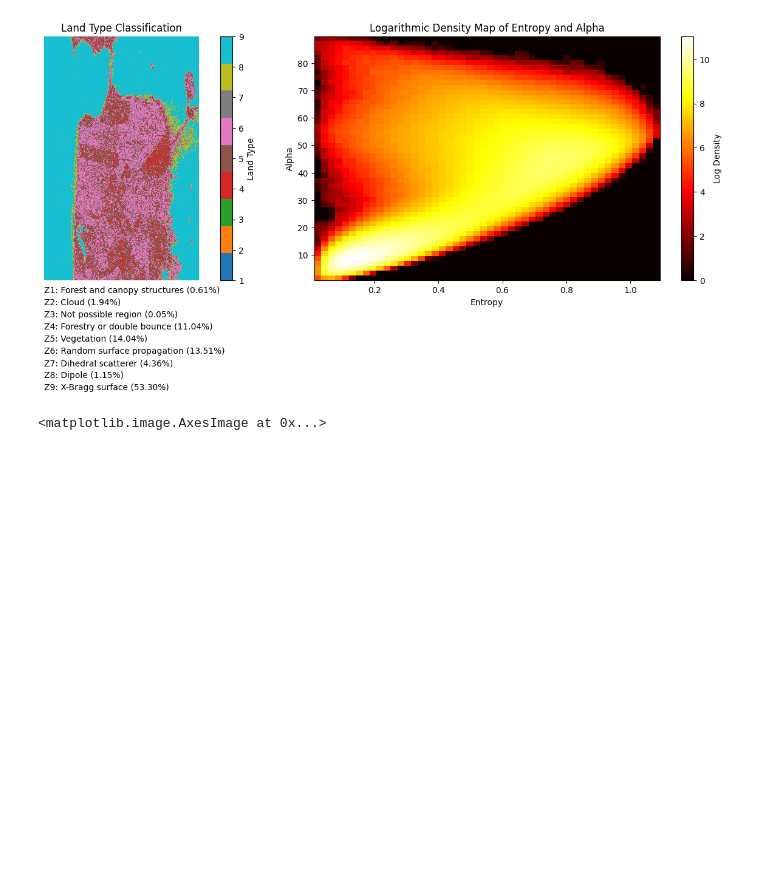
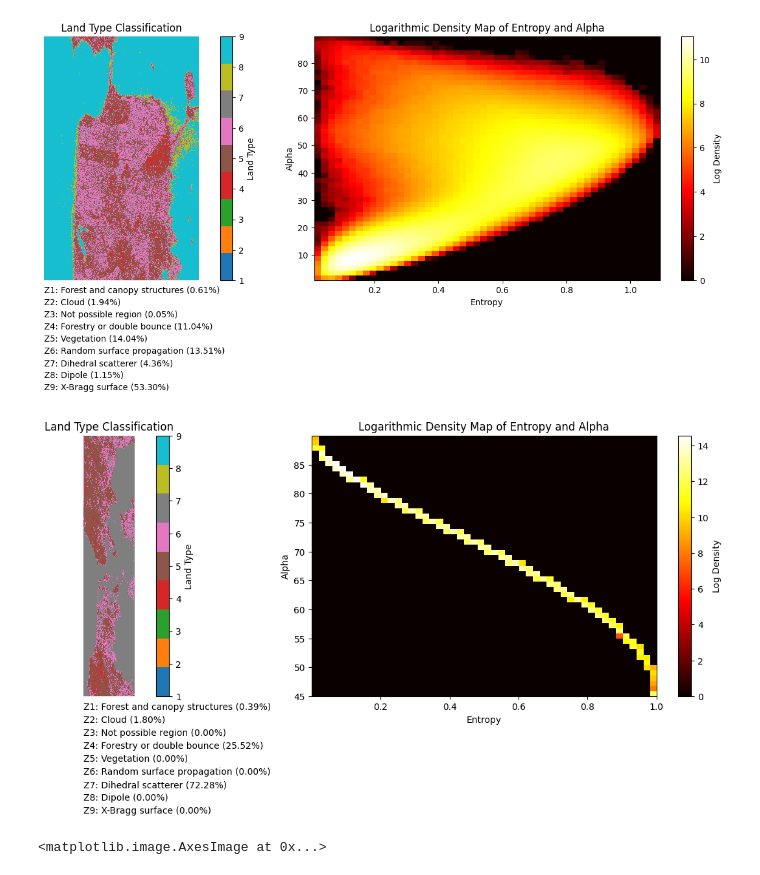
Before and after one commit to rhedouin/Polarimetric_landcover, a Jupyter notebook: Notebook/landcover_CP_classification.ipynb, the cells around one changed output. Drawn from its saved outputs; the diff is of its cells as text; code cells hidden in the pictures; blank space fills up the shorter version.

```diff
--- a/Notebook/landcover_CP_classification.ipynb
+++ b/Notebook/landcover_CP_classification.ipynb
@@ -496,44 +486,39 @@ def perform_and_plot_land_classification(entropy, alpha, Z):
 # %%
 if __name__ == "__main__":
     # Load complex radar data
-    base_dir = "/home/renaud/Polymetric_landcover/data/SAN_FRANCISCO_RS2"
+    base_dir = "/home/renaud/Polarimetric_landcover/data/SAN_FRANCISCO_RS2"
     os.chdir(base_dir)
 
-    S_HH = load_complex_data("imagery_HH.tif")
-    # plot_intensity_and_angle(S_HH, "S_HH")
-
-    xslice = slice(7000, 10000)
-    yslice = slice(400, 2300)
 
     window_size=3
     block_size=250
 
+    S_HH = load_complex_data("imagery_HH.tif")
+    # plot_intensity_and_angle(S_HH, "S_HH")
+    xslice = slice(400, 2300)
+    yslice = slice(7000, 12000)
     S_HH = S_HH[xslice, yslice]
     S_HV = load_complex_data("imagery_HV.tif")
     S_HV = S_HV[xslice, yslice]
     S_VH = load_complex_data("imagery_VH.tif")
     S_VH = S_VH[xslice, yslice]
-
     S_VV = load_complex_data("imagery_VV.tif")
     S_VV = S_VV[xslice, yslice]
 
-    pauli_vector = compute_pauli_vector(S_HH, S_HV, S_VH, S_VV)
-    reference_vector = np.array([1, 0, 0], dtype=np.complex64)
+    # pauli_vector = compute_pauli_vector(S_HH, S_HV, S_VH, S_VV)
+    # reference_vector = np.array([1, 0, 0], dtype=np.complex64)
 
-    entropy, alpha, Z = cloude_pottier_decomposition(pauli_vector, reference_vector,  window_size, block_size)
-    # plot_land_classification(Z)
-    perform_and_plot_land_classification(entropy, alpha, Z)
-    save_as_tiff("/home/renaud/Polymetric_landcover/output/subset_0_SAN_FRANCISCO_RS2_window_size_3_entropy.tif", entropy)
-    save_as_tiff("/home/renaud/Polymetric_landcover/output/subset_0_SAN_FRANCISCO_RS2_window_size_3_alpha.tif", alpha)
-    save_as_tiff("/home/renaud/Polymetric_landcover/output/subset_0_SAN_FRANCISCO_RS2_window_size_3_landtype.tif", Z)
+    # entropy, alpha, Z = cloude_pottier_decomposition(pauli_vector, reference_vector,  window_size, block_size)
+    # # plot_land_classification(Z)
+    # perform_and_plot_land_classification(entropy, alpha, Z)
 
+    entropy_simplify, alpha_simplify, Z_simplify = restricted_alpha_entropy_decomposition(S_HH, S_HV, window_size=3, block_size=250)
 
-    # reference_vector = np.array([0, 1, 0], dtype=np.complex64)
-    # entropy, alpha, Z = cloude_pottier_decomposition(pauli_vector, reference_vector,  window_size=3, block_size=256)
-    # plot_land_classification(Z)
-    # reference_vector = np.array([0, 0, 1], dtype=np.complex64)
-    # entropy, alpha, Z = cloude_pottier_decomposition(pauli_vector, reference_vector,  window_size=3, block_size=256)
-    # plot_land_classification(Z)
+    save_as_tiff(os.path.join(base_dir, "output", "subset_SAN_FRANCISCO_RS2_window_size_3_entropy_simplify.tif"), entropy_simplify)
+    save_as_tiff(os.path.join(base_dir, "output", "subset_SAN_FRANCISCO_RS2_window_size_3_alpha_simplify.tif"), alpha_simplify)
+    save_as_tiff(os.path.join(base_dir, "output", "subset_SAN_FRANCISCO_RS2_window_size_3_landtype_simplify.tif"), Z_simplify)
+
+    perform_and_plot_land_classification(entropy_simplify, alpha_simplify, Z_simplify)
 # %% [output]
 imagery_HH.tif loaded. shape: (14416, 2823, 2)
 imagery_HV.tif loaded. shape: (14416, 2823, 2)
@@ -558,5 +543,9 @@ perform_and_plot_land_classification(entropy, alpha, Z)
 # %% [output]
 [figure]
+# %%
+perform_and_plot_land_classification(entropy_simplify, alpha_simplify, Z_simplify)
+# %% [output]
+[figure, added]
 # %%
 # Compare entropy / alpha values with snap
 base_dir = "/home/renaud/Data/polymetric_data/SAN_FRANCISCO_RS2/output"
```
Also changed, not shown: parts of 3 cells of this notebook, 6 other files.
